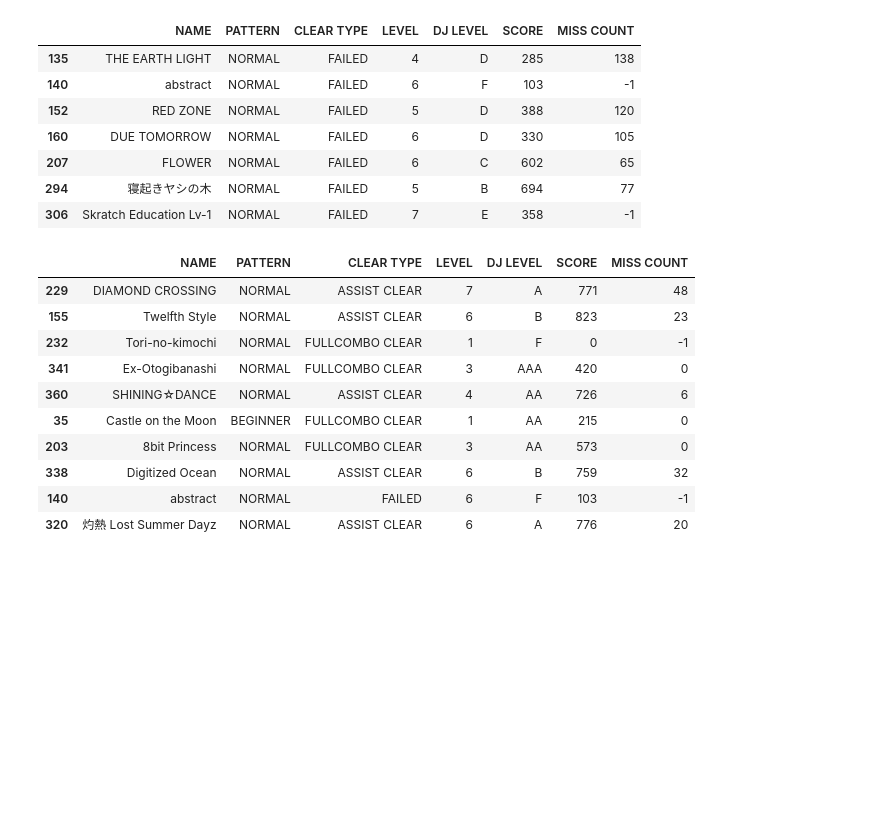
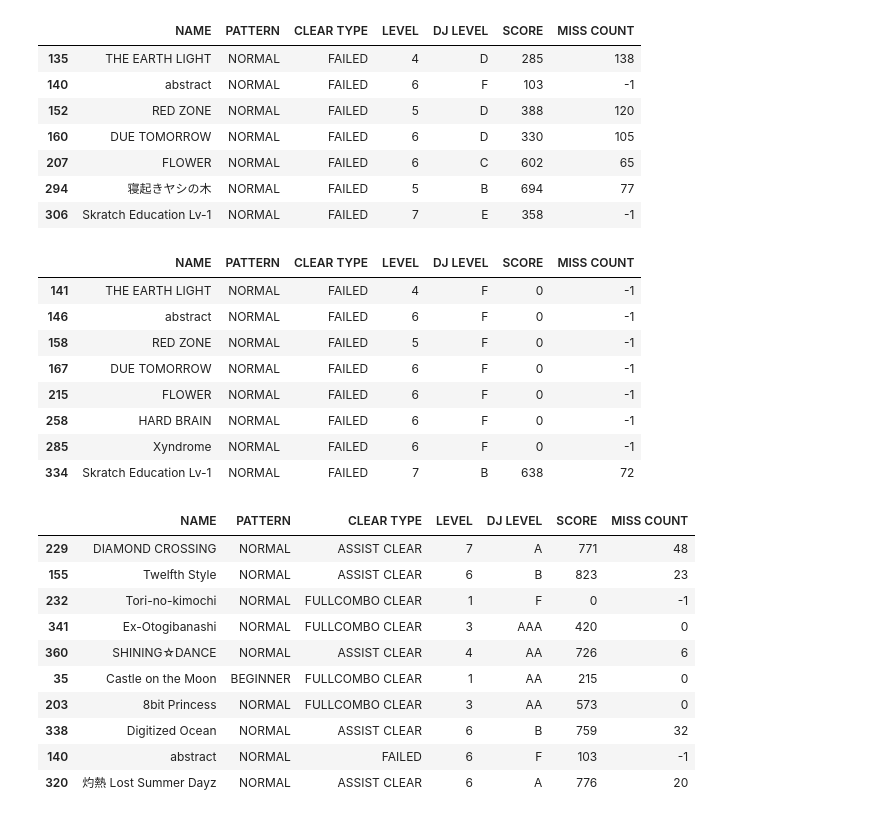
Before and after one commit to pji2918/py, a Jupyter notebook: iidxanalysis.ipynb, the cells around one changed output. Drawn from its saved outputs; the diff is of its cells as text; code cells hidden in the pictures; blank space fills up the shorter version.

Commit message:
feat: add failed for data 2

```diff
--- a/iidxanalysis.ipynb
+++ b/iidxanalysis.ipynb
@@ -237,6 +237,18 @@ merged_data1[merged_data1["CLEAR TYPE"] == "FAILED"]
 | 207 | FLOWER | NORMAL | FAILED | 6 | C | 602 | 65 |
 | 294 | 寝起きヤシの木 | NORMAL | FAILED | 5 | B | 694 | 77 |
 | 306 | Skratch Education Lv-1 | NORMAL | FAILED | 7 | E | 358 | -1 |
+# %%
+merged_data2[merged_data2["CLEAR TYPE"] == "FAILED"]
+# %% [output]
+|  | NAME | PATTERN | CLEAR TYPE | LEVEL | DJ LEVEL | SCORE | MISS COUNT |
+| 141 | THE EARTH LIGHT | NORMAL | FAILED | 4 | F | 0 | -1 |
+| 146 | abstract | NORMAL | FAILED | 6 | F | 0 | -1 |
+| 158 | RED ZONE | NORMAL | FAILED | 5 | F | 0 | -1 |
+| 167 | DUE TOMORROW | NORMAL | FAILED | 6 | F | 0 | -1 |
+| 215 | FLOWER | NORMAL | FAILED | 6 | F | 0 | -1 |
+| 258 | HARD BRAIN | NORMAL | FAILED | 6 | F | 0 | -1 |
+| 285 | Xyndrome | NORMAL | FAILED | 6 | F | 0 | -1 |
+| 334 | Skratch Education Lv-1 | NORMAL | FAILED | 7 | B | 638 | 72 |
 # %%
 merged_data1[merged_data1["CLEAR TYPE"] != "NO PLAY"].sample(10)
 # %% [output]
```
